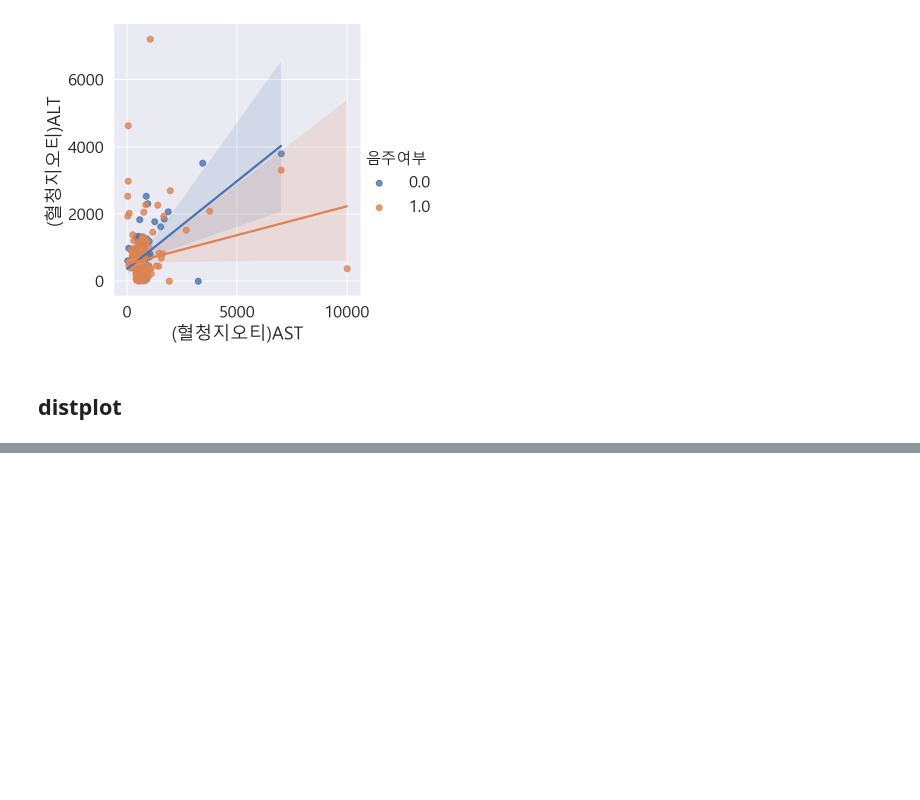
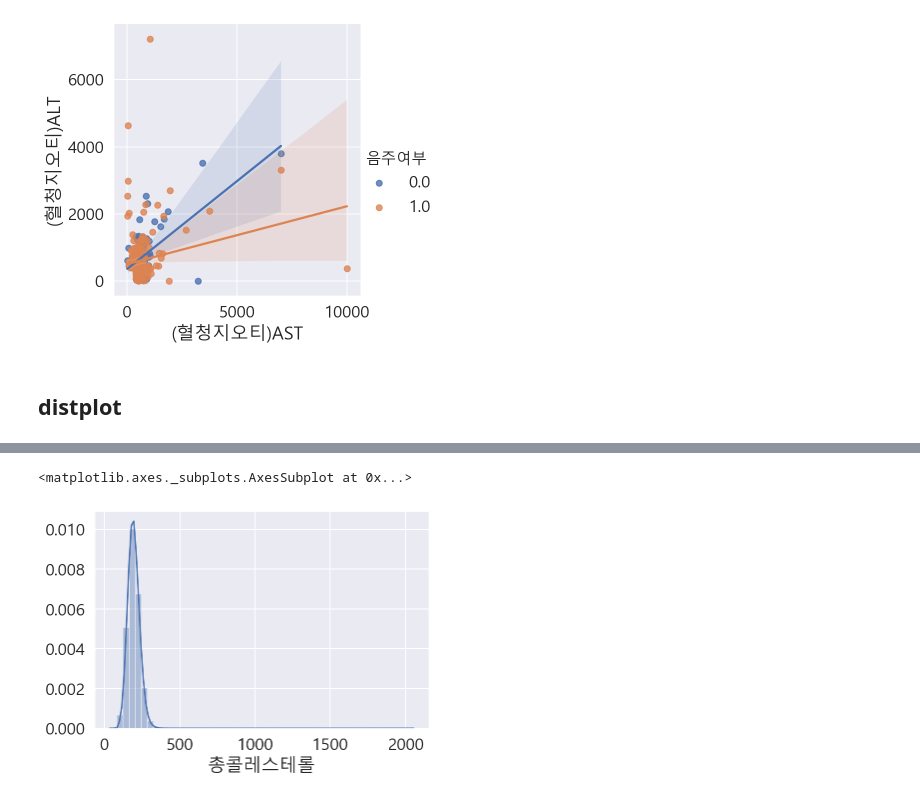
Before and after one commit to baesku789/jupyter, a Jupyter notebook: health-analysis-input.ipynb, the cells around one changed output, grey strips where cells are left out. Cells and saved outputs as stored; diff of their text form; code cells hidden in the pictures; blank space fills up the shorter version.

```diff
--- a/health-analysis-input.ipynb
+++ b/health-analysis-input.ipynb
@@ -730,0 +761,9 @@ sns.lmplot(data=df_ASLT_high, x="(혈청지오티)AST", y="(혈청지오티)ALT"
+# %%
+# 음주여부가 0인 값에 대한 "총콜레스테롤" 을 distplot 으로 그립니다.
+
+sns.distplot(df.loc[
+    df["총콜레스테롤"].notnull() & (df["음주여부"] == 0),
+    "총콜레스테롤"])
+# %% [output]
+<matplotlib.axes._subplots.AxesSubplot at 0x...>
+[figure, added]
```
Also changed, not shown: parts of 6 cells of this notebook.
